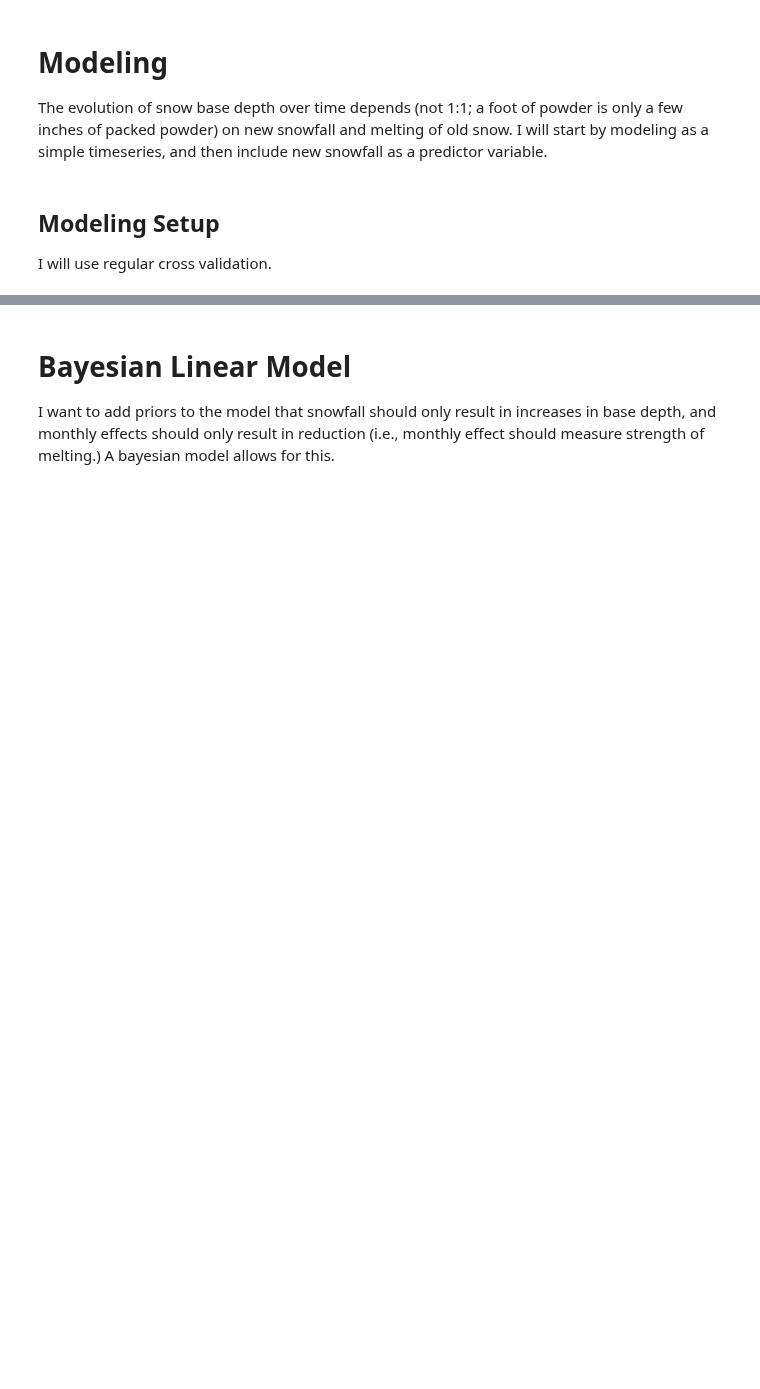
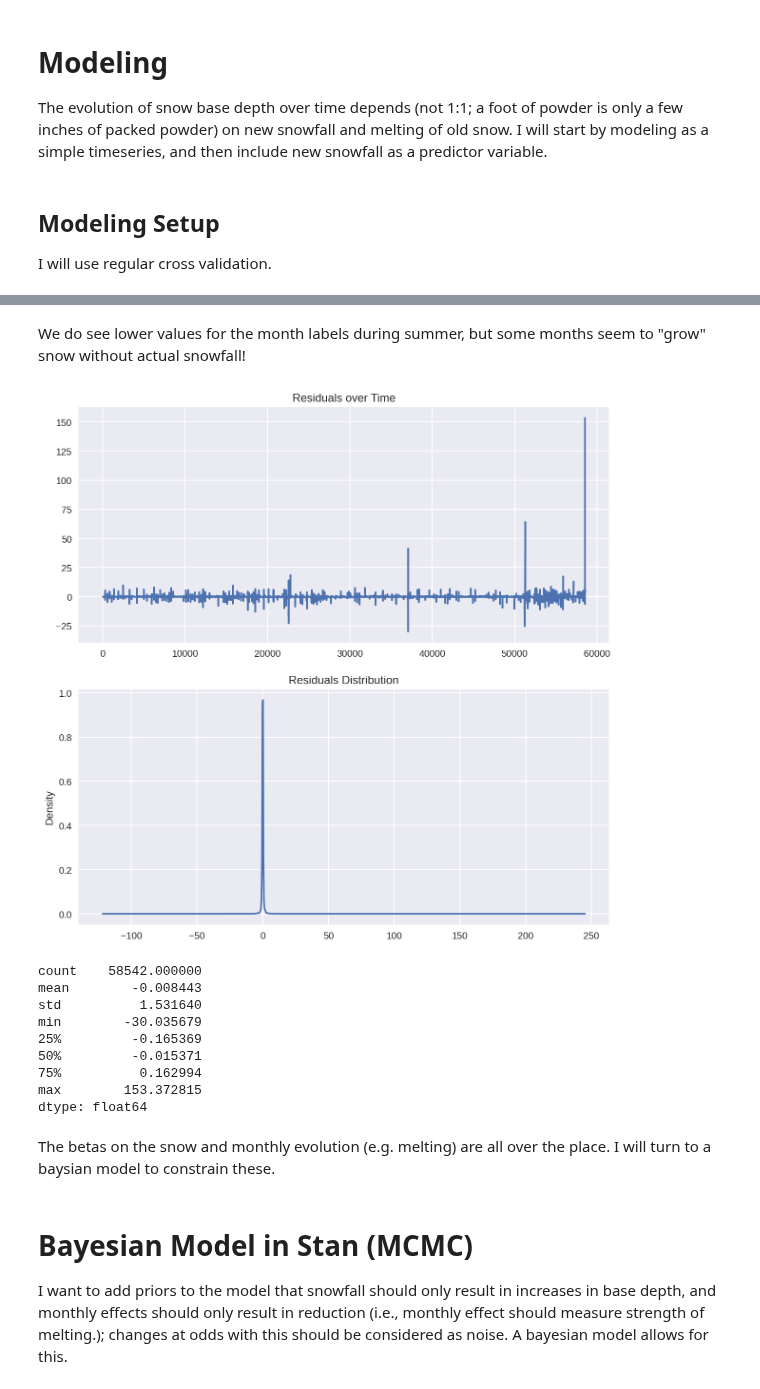
Before and after one commit to chrisoyer/ski-snow-modeling, a Jupyter notebook: src/analysis/snow_nonts_analysis.ipynb, the cells around one changed output, grey strips where cells are left out. Saved outputs shown, nothing was run; the diff lists cells and outputs as text; code cells hidden in the pictures; blank space fills up the shorter version.

```diff
--- a/src/analysis/snow_nonts_analysis.ipynb
+++ b/src/analysis/snow_nonts_analysis.ipynb
@@ -209,3 +248,24 @@ snow_betas_linear_df.to_parquet(r"../../data/processed/snow_betas_from_regr.parq
+# %% [markdown]
+We do see lower values for the month labels during summer, but some months seem to "grow" snow without actual snowfall!
+# %%
+lin_regr_resids = pd.DataFrame()
+lin_regr_resids['y']= np.concatenate([y[0] for y in regional_regression.y])
+lin_regr_resids['y_hat'] = np.concatenate([yh[0] for yh in regional_regression.y_hat])
+utils.resid_plotter(residuals=lin_regr_resids.y_hat-lin_regr_resids.y,
+                    y=lin_regr_resids.y)
+# %% [output]
+[figure, added]
+count    58542.000000
+mean        -0.008443
+std          1.531640
+min        -30.035679
+25%         -0.165369
+50%         -0.015371
+75%          0.162994
+max        153.372815
+dtype: float64
+# %% [markdown]
+The betas on the snow and monthly evolution (e.g. melting) are all over the place. I will turn to a baysian model to constrain these.
 # %% [markdown]
-# Bayesian Linear Model
-I want to add priors to the model that snowfall should only result in increases in base depth, and monthly effects should only result in reduction (i.e., monthly effect should measure strength of melting.) A bayesian model allows for this.
+# Bayesian Model in Stan (MCMC)
+I want to add priors to the model that snowfall should only result in increases in base depth, and monthly effects should only result in reduction (i.e., monthly effect should measure strength of melting.); changes at odds with this should be considered as noise. A bayesian model allows for this.
```
Also changed, not shown: parts of 39 cells of this notebook.
